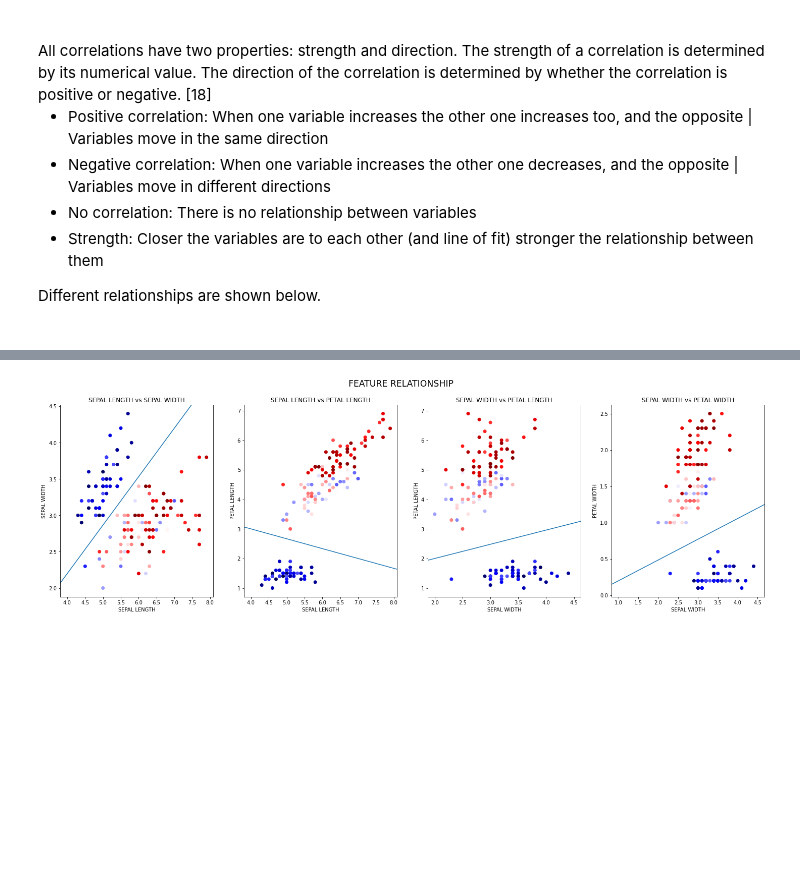
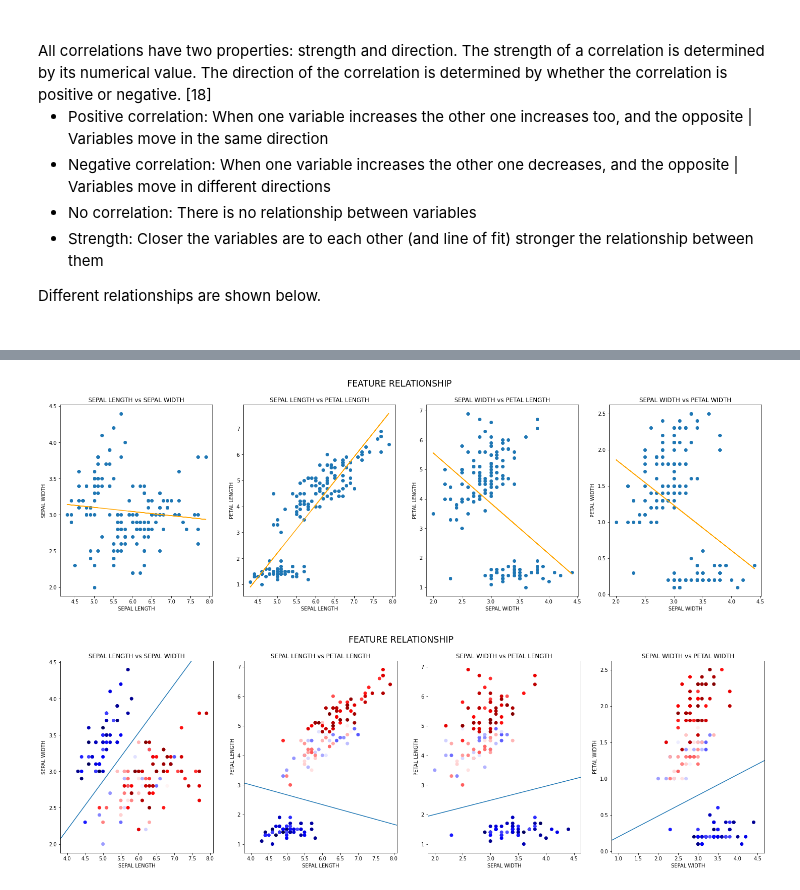
Before and after one commit to AnteDujic/Fundamentals-of-Data-Analysis, a Jupyter notebook: pyplot.ipynb, the cells around one changed output, grey strips where cells are left out. Cells and saved outputs as stored; diff of their text form; code cells hidden in the pictures; blank space fills up the shorter version.

```diff
--- a/pyplot.ipynb
+++ b/pyplot.ipynb
@@ -250 +246,51 @@ plt.show()
+# %%
+#plt.style.use('ggplot')
+
+fig, axs = plt.subplots(1, 4, figsize = (25,7))
+fig.suptitle ("FEATURE RELATIONSHIP", size = "xx-large")
+z = np.arange(150)
+
+x = df["sepal_length"]
+y = df["sepal_width"]
+axs[0].scatter (x , y)
+axs[0].set( title = "SEPAL LENGTH vs SEPAL WIDTH",
+       xlabel = "SEPAL LENGTH",
+       ylabel = "SEPAL WIDTH")
+theta = np.polyfit(x, y, 1)
+y_line = theta[1] + theta[0] * x
+axs[0].plot(x, y_line, 'orange')
+
+x = df["sepal_length"]
+y = df["petal_length"]
+axs[1].scatter (x, y)
+axs[1].set( title = "SEPAL LENGTH vs PETAL LENGTH",
+       xlabel = "SEPAL LENGTH",
+       ylabel = "PETAL LENGTH")
+theta = np.polyfit(x, y, 1)
+y_line = theta[1] + theta[0] * x
+axs[1].plot(x, y_line, 'orange')
+
+x = df["sepal_width"]
+y = df["petal_length"]
+axs[2].scatter (x, y)
+axs[2].set( title = "SEPAL WIDTH vs PETAL LENGTH",
+       xlabel = "SEPAL WIDTH",
+       ylabel = "PETAL LENGTH")
+theta = np.polyfit(x, y, 1)
+y_line = theta[1] + theta[0] * x
+axs[2].plot(x, y_line, 'orange')
+
+x = df["sepal_width"]
+y = df["petal_width"]
+axs[3].scatter (x, y)
+axs[3].set( title = "SEPAL WIDTH vs PETAL WIDTH",
+       xlabel = "SEPAL WIDTH",
+       ylabel = "PETAL WIDTH")
+theta = np.polyfit(x, y, 1)
+y_line = theta[1] + theta[0] * x
+axs[3].plot(x, y_line, 'orange')
+
+plt.show()
+# %% [output]
+[figure, added]
 # %%
```
Also changed, not shown: parts of 23 cells of this notebook.
